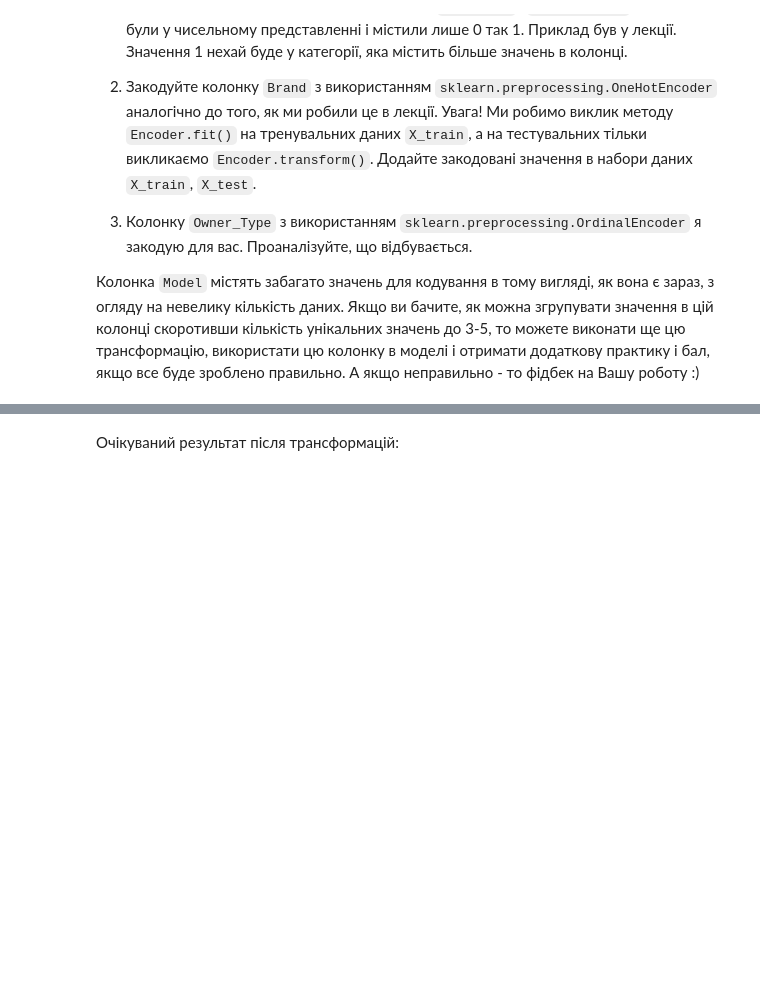
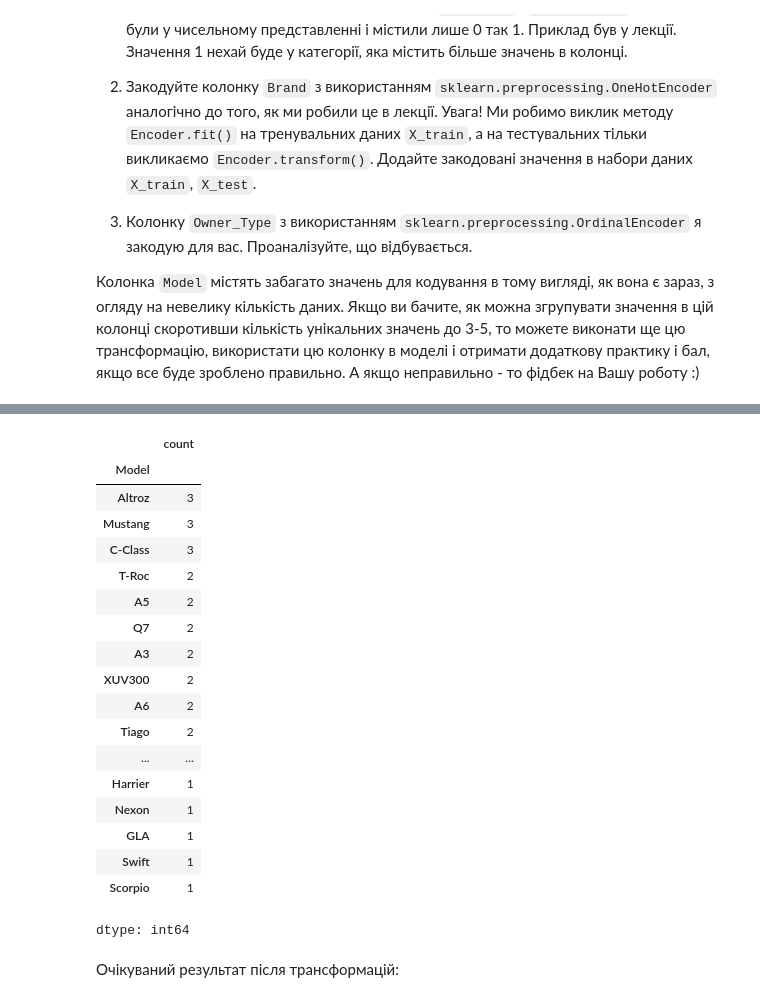
Before and after one commit to verabalashova/python-for-ml-tasks, a Jupyter notebook: module-1/topic-2/HW_2_1_Лінійна_регресія_від_багатьох_змінних.ipynb, the cells around one changed output, grey strips where cells are left out. Saved outputs shown, nothing was run; the diff lists cells and outputs as text; code cells hidden in the pictures; blank space fills up the shorter version.

```diff
--- a/module-1/topic-2/HW_2_1_Лінійна_регресія_від_багатьох_змінних.ipynb
+++ b/module-1/topic-2/HW_2_1_Лінійна_регресія_від_багатьох_змінних.ipynb
@@ -211,3 +237,11 @@ X_train, X_test, y_train, y_test = train_test_split(inputs, targets, test_size=0
+# %%
+from sklearn.preprocessing import OneHotEncoder
+
+enc = OneHotEncoder()
+enc.fit(X_train[['Brand']])
+
+X_train[enc.categories_[0]] = enc.transform(X_train[['Brand']]).toarray()
+X_test[enc.categories_[0]] = enc.transform(X_test[['Brand']]).toarray()
 # %%
 from sklearn.preprocessing import OrdinalEncoder
 
@@ -218,0 +256,28 @@ X_test['Owner_Type_Codes'] = ordenc.transform(X_test[['Owner_Type']])
+# %%
+# Завдання: Колонка Model містять забагато значень для кодування в тому вигляді, як вона є зараз, з огляду на невелику кількість даних.
+# Якщо ви бачите, як можна згрупувати значення в цій колонці скоротивши кількість унікальних значень до 3-5, то можете виконати ще цю трансформацію,
+# використати цю колонку в моделі і отримати додаткову практику і бал, якщо все буде зроблено правильно. А якщо неправильно - то фідбек на Вашу роботу :)
+
+# Розв"язок/Хід думок. У нас даних мало, всього 100 записів. Якщо подивтись повторення кожного значення 'Model', то буде видно, що є лише 3 моделі, які мають 3 повторення, решта мають 1-2 повторення:
+model_value_counts = X_train['Model'].value_counts()
+model_value_counts
+# %% [output]
+|  | count |
+| Model |  |
+| Altroz | 3 |
+| Mustang | 3 |
+| C-Class | 3 |
+| T-Roc | 2 |
+| A5 | 2 |
+| Q7 | 2 |
+| A3 | 2 |
+| XUV300 | 2 |
+| A6 | 2 |
+| Tiago | 2 |
+| ... | ... |
+| Harrier | 1 |
+| Nexon | 1 |
+| GLA | 1 |
+| Swift | 1 |
+| Scorpio | 1 |
+dtype: int64
```
Also changed, not shown: parts of 4 cells of this notebook.
